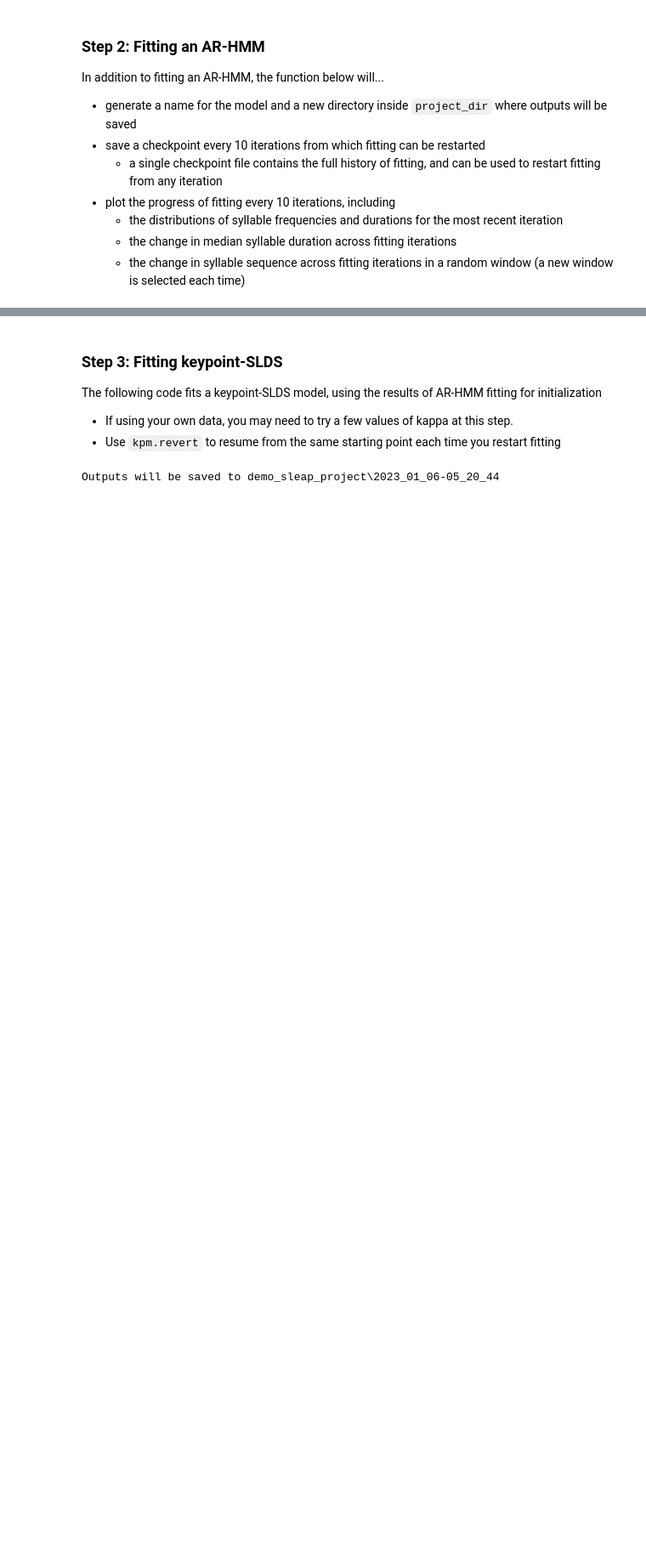
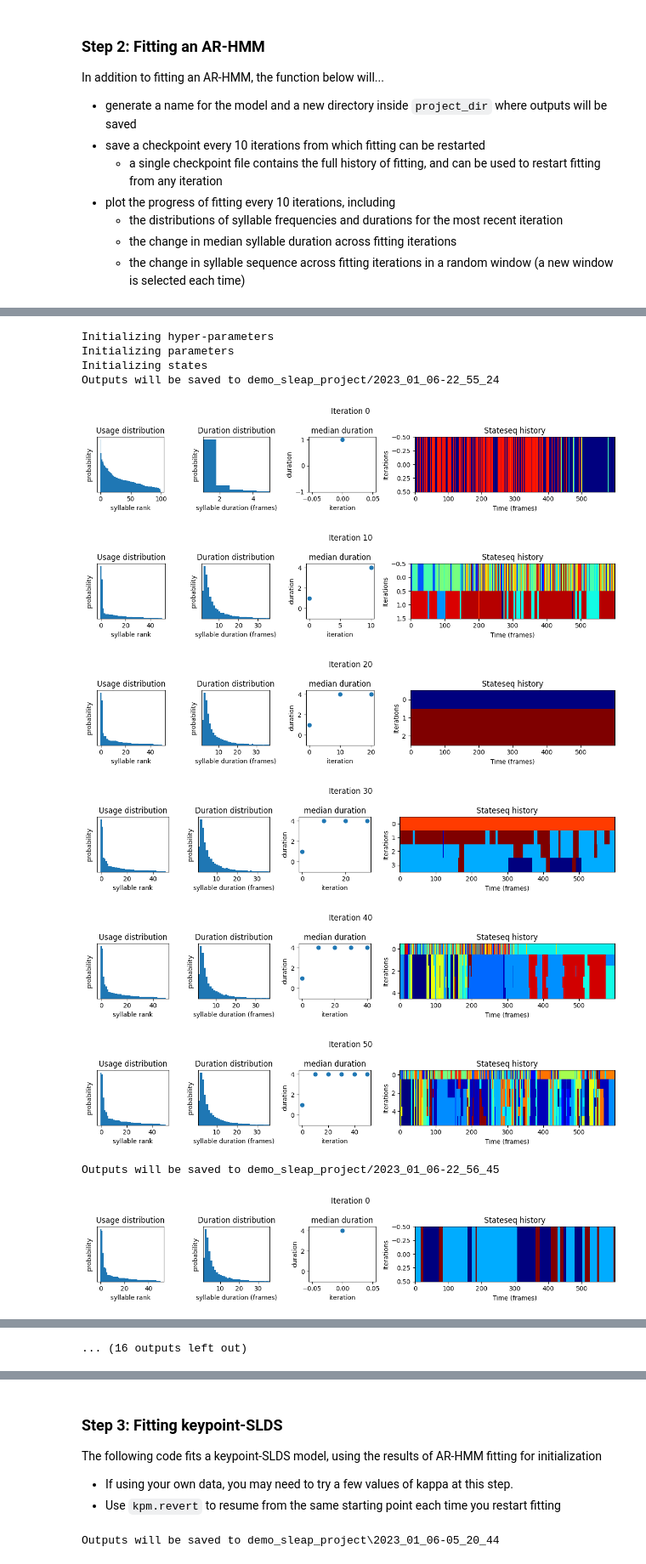
Before and after one commit to umeshksingla/keypointMoSeq, a Jupyter notebook: examples/keypointMoSeq_demo_local_wSLEAPdata_downsampled.ipynb, the cells around one changed output, grey strips where cells are left out. Shown at 85% size. Cells and saved outputs as stored; diff of their text form; code cells hidden in the pictures; blank space fills up the shorter version.

```diff
--- a/examples/keypointMoSeq_demo_local_wSLEAPdata_downsampled.ipynb
+++ b/examples/keypointMoSeq_demo_local_wSLEAPdata_downsampled.ipynb
@@ -187,0 +231,22 @@ Outputs will be saved to demo_sleap_project\2023_01_06-06_03_59
+# %%
+kappa_arrays = [1e4, 1e6, 1e8, 1e10]
+model = kpm.initialize_model(pca=pca, **data, **config())
+for kappa in kappa_arrays:
+    kpm.update_config(project_dir,
+                  trans_hypparams={'num_states': 100, 'gamma': 1e3, 'alpha': 5.7, 'kappa': kappa},
+)
+    model,history,name = kpm.fit_model(model, data, batch_info, ar_only=True,
+                                   num_iters=50, project_dir=project_dir)
+# %% [output]
+Initializing hyper-parameters
+Initializing parameters
+Initializing states
+Outputs will be saved to demo_sleap_project/2023_01_06-22_55_24
+[figure, added]
+[figure, added]
+[figure, added]
+[figure, added]
+[figure, added]
+[figure, added]
+Outputs will be saved to demo_sleap_project/2023_01_06-22_56_45
+[figure, added]
@@ -187,0 +256 @@ Outputs will be saved to demo_sleap_project\2023_01_06-06_03_59
+... (16 outputs left out)
```
Also changed, not shown: parts of 40 cells of this notebook, 2 other files.
